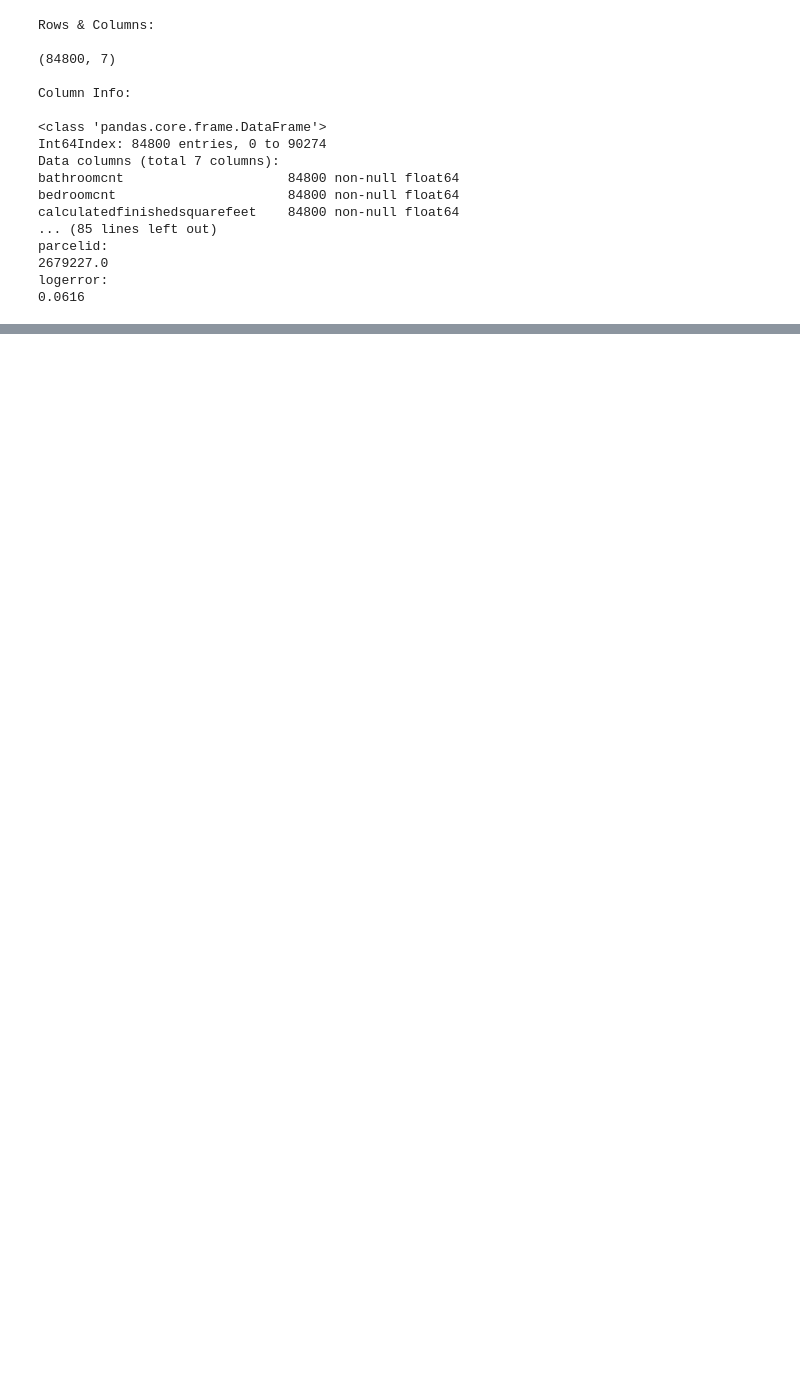
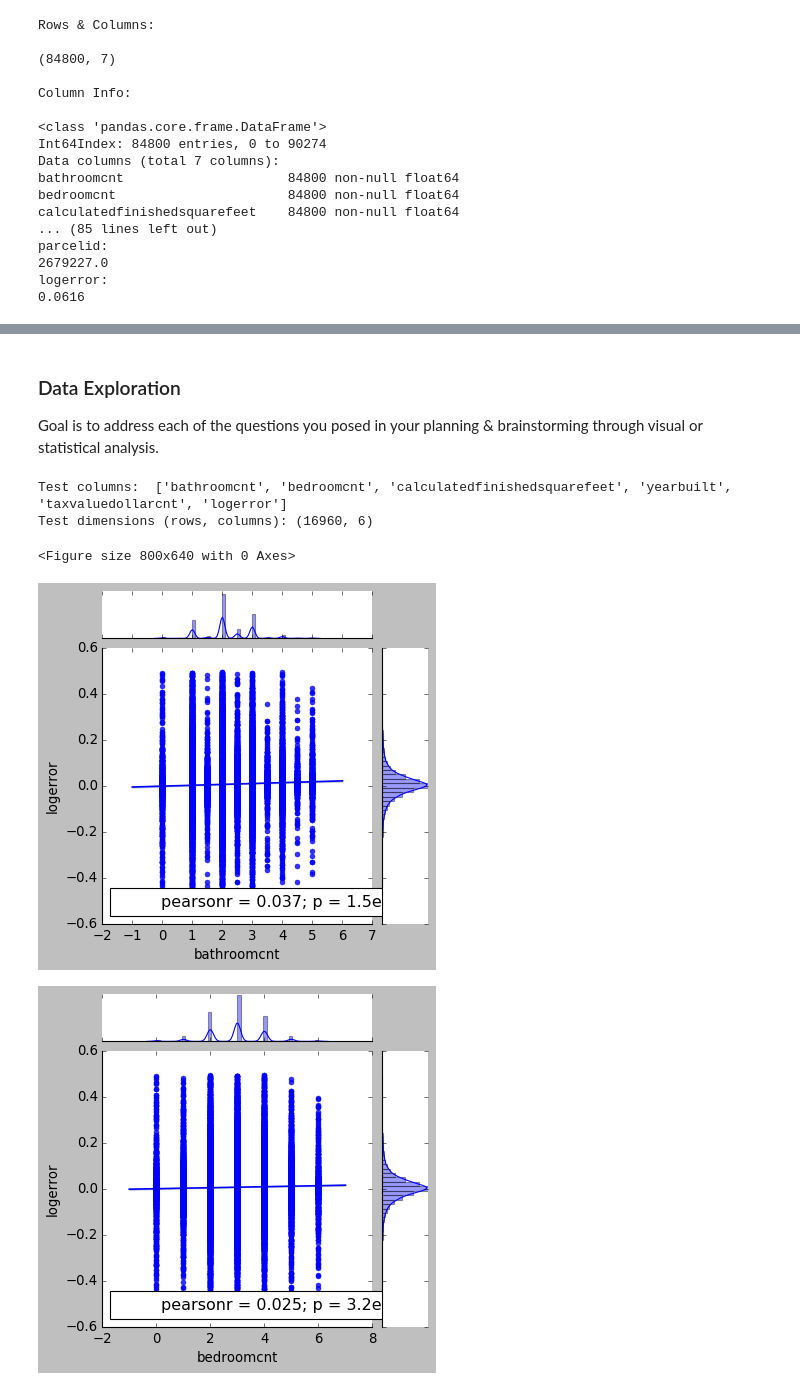
Before and after one commit to escalante-eric/codeup-ds-projects, a Jupyter notebook: Regression_Proj_EricEscalante.ipynb, the cells around one changed output, grey strips where cells are left out. Saved outputs shown, nothing was run; the diff lists cells and outputs as text; code cells hidden in the pictures; blank space fills up the shorter version.

```diff
--- a/Regression_Proj_EricEscalante.ipynb
+++ b/Regression_Proj_EricEscalante.ipynb
@@ -152,0 +178,3 @@ array(['bathroomcnt', 'bedroomcnt', 'calculatedfinishedsquarefeet',
+# %%
+### Create a list of the independent variable names (aka attributes) and assign it to x_vars
+x_vars = df_fixed.columns.values
@@ -188,0 +240,4 @@ for i, col in enumerate(['bathroomcnt',
+# %% [markdown]
+### Data Exploration
+
+Goal is to address each of the questions you posed in your planning & brainstorming through visual or statistical analysis.
@@ -188,0 +253,17 @@ for i, col in enumerate(['bathroomcnt',
+# %%
+print("Test columns:  %s" % list(test.columns))
+print("Test dimensions (rows, columns):", test.shape)
+# %% [output]
+Test columns:  ['bathroomcnt', 'bedroomcnt', 'calculatedfinishedsquarefeet', 'yearbuilt', 'taxvaluedollarcnt', 'logerror']
+Test dimensions (rows, columns): (16960, 6)
+# %%
+### Create a jointplot for each independent variable (normalized version) with the dependent variable.
+plt.figure(figsize=(10, 8))
+
+for i in range(0,5):
+    j = sns.jointplot(x_vars[i], 'logerror', data=train, kind='reg', height=5);
+    j.annotate(stats.pearsonr)
+# %% [output]
+<Figure size 800x640 with 0 Axes>
+[figure, added]
+[figure, added]
```
Also changed, not shown: parts of 31 cells of this notebook.
